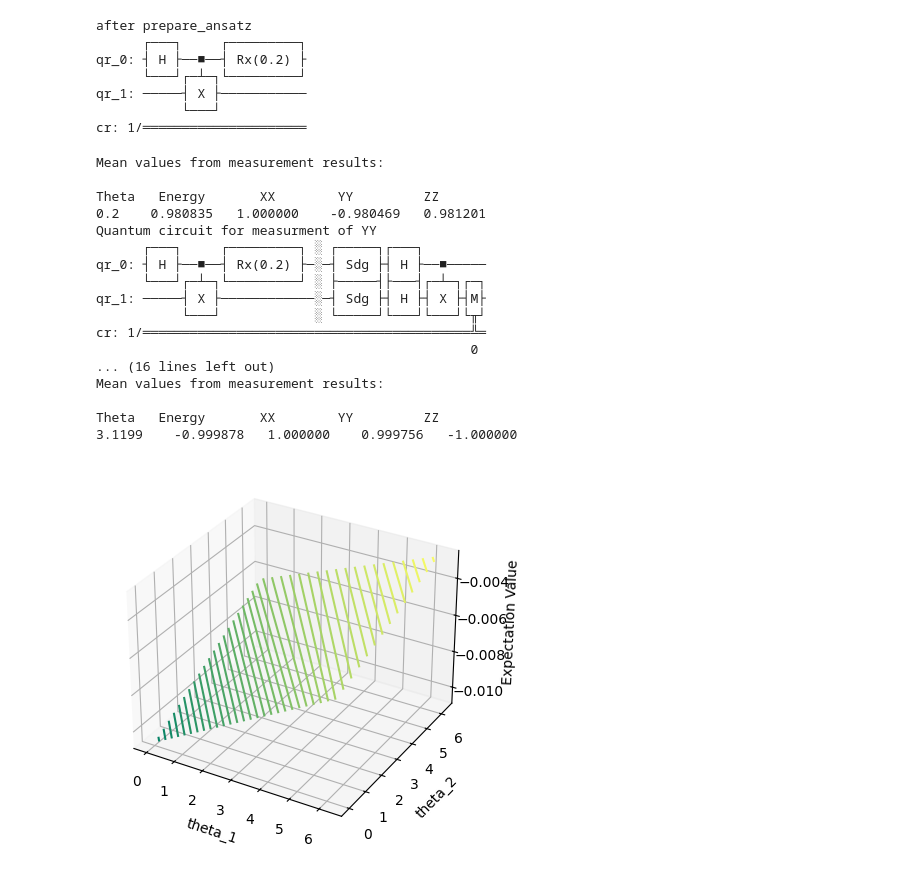
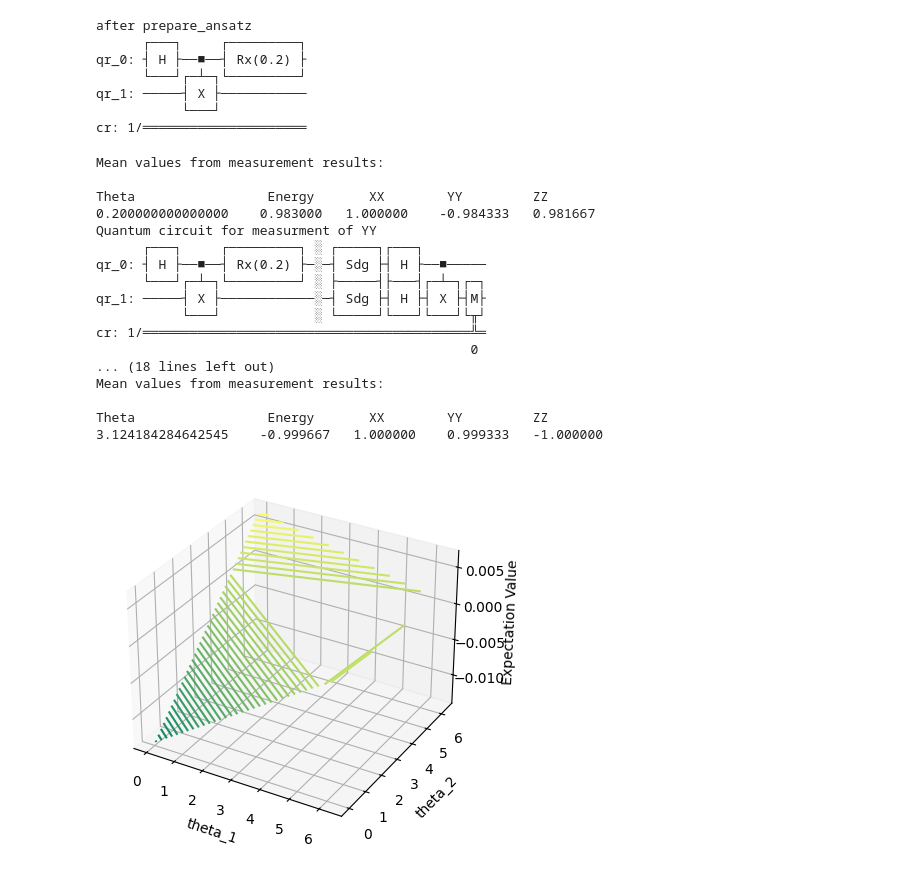
Before and after one commit to msussman42/CQE, a Jupyter notebook: VQE.ipynb, the cells around one changed output. Saved outputs shown, nothing was run; the diff lists cells and outputs as text; code cells hidden in the pictures.

```diff
--- a/VQE.ipynb
+++ b/VQE.ipynb
@@ -305,7 +309,7 @@ def vqe(theta, rotations, flag = True):
     ---------
     energy: Energy of the system
     """
-    shots = 8192
+    shots = 6000
     vqe_res = dict()
     qc_list = dict()
 
@@ -335,8 +339,8 @@ def vqe(theta, rotations, flag = True):
 
     if flag:
         print("Mean values from measurement results: \n")
-        print(f"Theta   Energy       XX        YY         ZZ")
-        print(f"{theta }    {energy:.6f}   {vqe_res['XX']:.6f}    {vqe_res['YY']:.6f}   {vqe_res['ZZ']:.6f}")
+        print(f"Theta                 Energy       XX        YY         ZZ")
+        print(f"{theta:.15f}    {energy:.6f}   {vqe_res['XX']:.6f}    {vqe_res['YY']:.6f}   {vqe_res['ZZ']:.6f}")
 
         return energy, qc_list
     else:
@@ -349,9 +353,10 @@ for op in ['YY', 'ZZ', 'XX']:
     print(f"Quantum circuit for measurment of {op}")
     print(qc_list[op].draw())
 
-minimize_scalar(vqe, args=(False, False), bounds=(0, pi), method='bounded')
-
-lowest_eigen_val, _ = vqe(3.1199, False)
+res=minimize_scalar(vqe, args=(False, False), bounds=(0, pi), method='bounded')
+print(res.fun)
+print(res.x)
+lowest_eigen_val, _ = vqe(res.x, False)
 
 def energy_expectation(x, y):
     """
@@ -362,36 +367,36 @@ def energy_expectation(x, y):
         for ind, theta1 in enumerate(thetas):
             energy[idx][ind] = vqe([np.pi, theta1, y[ind][idx]], True, False)
     return energy
 
 theta1 = np.linspace(0.0, 2*np.pi, 2)
 theta2 = np.linspace(0.0, 2*np.pi, 2)
 
 X, Y = np.meshgrid(theta1, theta2)
 Z = energy_expectation(X, Y)
 
 fig = plt.figure()
 ax = plt.axes(projection='3d')
 ax.contour3D(X, Y, Z, 50, cmap="summer")
 ax.set_xlabel('theta_1')
 ax.set_ylabel('theta_2')
 ax.set_zlabel('Expectation Value')
 plt.show()
 # %% [output]
 Mean values from measurement results:
 
-Theta   Energy       XX        YY         ZZ
-0.2    0.980835   1.000000    -0.980469   0.981201
+Theta                 Energy       XX        YY         ZZ
+0.200000000000000    0.983000   1.000000    -0.984333   0.981667
 Quantum circuit for measurment of YY
       ┌───┐     ┌─────────┐ ░ ┌─────┐┌───┐
 qr_0: ┤ H ├──■──┤ Rx(0.2) ├─░─┤ Sdg ├┤ H ├──■─────
       └───┘┌─┴─┐└─────────┘ ░ ├─────┤├───┤┌─┴─┐┌─┐
 qr_1: ─────┤ X ├────────────░─┤ Sdg ├┤ H ├┤ X ├┤M├
            └───┘            ░ └─────┘└───┘└───┘└╥┘
 cr: 1/══════════════════════════════════════════╩═
                                                 0
-... (16 lines left out)
+... (18 lines left out)
 Mean values from measurement results:
 
-Theta   Energy       XX        YY         ZZ
-3.1199    -0.999878   1.000000    0.999756   -1.000000
+Theta                 Energy       XX        YY         ZZ
+3.124184284642545    -0.999667   1.000000    0.999333   -1.000000
-[figure, old version]
+[figure, new version]
```
Also changed, not shown: parts of 4 cells of this notebook.
